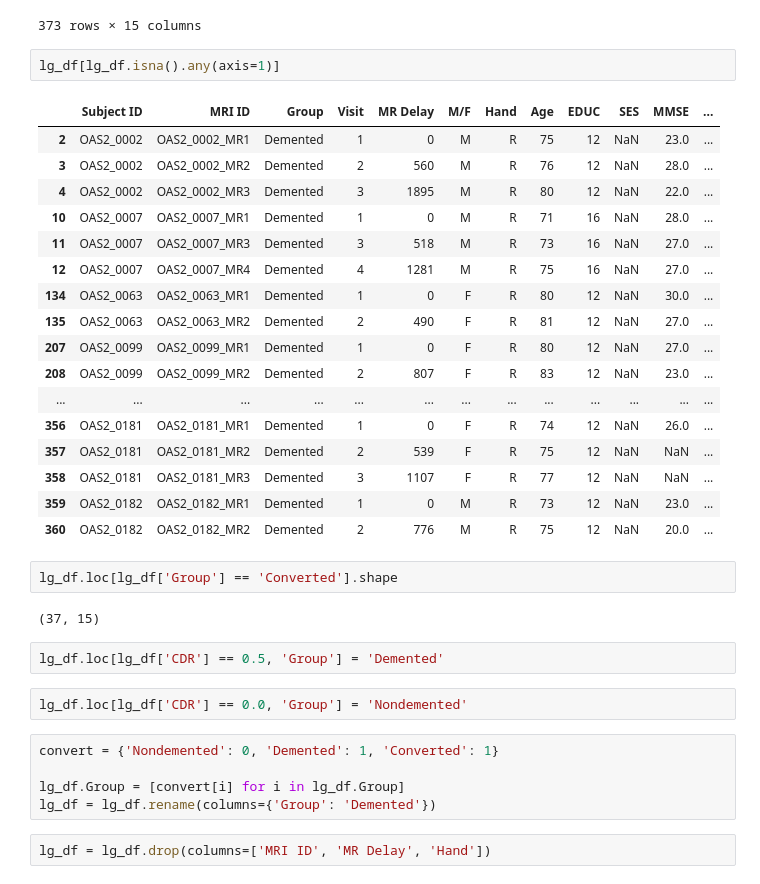
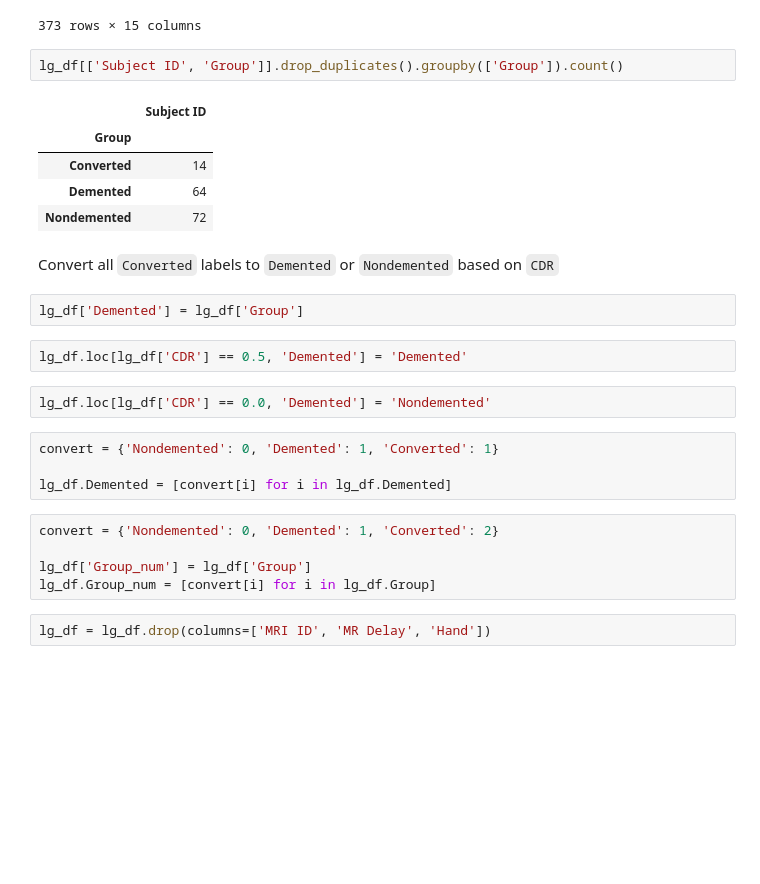
Before and after one commit to matnguyen/STAT538A-Dementia-Project, a Jupyter notebook: exploratory_data_analysis.ipynb, the cells around one changed output. Drawn from its saved outputs; the diff is of its cells as text; blank space fills up the shorter version.

```diff
--- a/exploratory_data_analysis.ipynb
+++ b/exploratory_data_analysis.ipynb
@@ -31,38 +32,30 @@ lg_df
 | 371 | OAS2_0186 | OAS2_0186_MR2 | Nondemented | 2 | 763 | F | R | 63 | 13 | 2.0 | 30.0 | ... |
 | 372 | OAS2_0186 | OAS2_0186_MR3 | Nondemented | 3 | 1608 | F | R | 65 | 13 | 2.0 | 30.0 | ... |
 373 rows × 15 columns
-# %%
-lg_df[lg_df.isna().any(axis=1)]
-# %% [output]
-|  | Subject ID | MRI ID | Group | Visit | MR Delay | M/F | Hand | Age | EDUC | SES | MMSE | ... |
-| 2 | OAS2_0002 | OAS2_0002_MR1 | Demented | 1 | 0 | M | R | 75 | 12 | NaN | 23.0 | ... |
-| 3 | OAS2_0002 | OAS2_0002_MR2 | Demented | 2 | 560 | M | R | 76 | 12 | NaN | 28.0 | ... |
-| 4 | OAS2_0002 | OAS2_0002_MR3 | Demented | 3 | 1895 | M | R | 80 | 12 | NaN | 22.0 | ... |
-| 10 | OAS2_0007 | OAS2_0007_MR1 | Demented | 1 | 0 | M | R | 71 | 16 | NaN | 28.0 | ... |
-| 11 | OAS2_0007 | OAS2_0007_MR3 | Demented | 3 | 518 | M | R | 73 | 16 | NaN | 27.0 | ... |
-| 12 | OAS2_0007 | OAS2_0007_MR4 | Demented | 4 | 1281 | M | R | 75 | 16 | NaN | 27.0 | ... |
-| 134 | OAS2_0063 | OAS2_0063_MR1 | Demented | 1 | 0 | F | R | 80 | 12 | NaN | 30.0 | ... |
-| 135 | OAS2_0063 | OAS2_0063_MR2 | Demented | 2 | 490 | F | R | 81 | 12 | NaN | 27.0 | ... |
-| 207 | OAS2_0099 | OAS2_0099_MR1 | Demented | 1 | 0 | F | R | 80 | 12 | NaN | 27.0 | ... |
-| 208 | OAS2_0099 | OAS2_0099_MR2 | Demented | 2 | 807 | F | R | 83 | 12 | NaN | 23.0 | ... |
-| ... | ... | ... | ... | ... | ... | ... | ... | ... | ... | ... | ... | ... |
-| 356 | OAS2_0181 | OAS2_0181_MR1 | Demented | 1 | 0 | F | R | 74 | 12 | NaN | 26.0 | ... |
-| 357 | OAS2_0181 | OAS2_0181_MR2 | Demented | 2 | 539 | F | R | 75 | 12 | NaN | NaN | ... |
-| 358 | OAS2_0181 | OAS2_0181_MR3 | Demented | 3 | 1107 | F | R | 77 | 12 | NaN | NaN | ... |
-| 359 | OAS2_0182 | OAS2_0182_MR1 | Demented | 1 | 0 | M | R | 73 | 12 | NaN | 23.0 | ... |
-| 360 | OAS2_0182 | OAS2_0182_MR2 | Demented | 2 | 776 | M | R | 75 | 12 | NaN | 20.0 | ... |
+# %%
+lg_df[['Subject ID', 'Group']].drop_duplicates().groupby(['Group']).count()
+# %% [output]
+|  | Subject ID |
+| Group |  |
+| Converted | 14 |
+| Demented | 64 |
+| Nondemented | 72 |
+# %% [markdown]
+Convert all `Converted` labels to `Demented` or `Nondemented` based on `CDR`
 # %%
-lg_df.loc[lg_df['Group'] == 'Converted'].shape
+lg_df['Demented'] = lg_df['Group']
-# %% [output]
-(37, 15)
 # %%
-lg_df.loc[lg_df['CDR'] == 0.5, 'Group'] = 'Demented'
+lg_df.loc[lg_df['CDR'] == 0.5, 'Demented'] = 'Demented'
 # %%
-lg_df.loc[lg_df['CDR'] == 0.0, 'Group'] = 'Nondemented'
+lg_df.loc[lg_df['CDR'] == 0.0, 'Demented'] = 'Nondemented'
 # %%
 convert = {'Nondemented': 0, 'Demented': 1, 'Converted': 1}
 
-lg_df.Group = [convert[i] for i in lg_df.Group]
-lg_df = lg_df.rename(columns={'Group': 'Demented'})
+lg_df.Demented = [convert[i] for i in lg_df.Demented]
+# %%
+convert = {'Nondemented': 0, 'Demented': 1, 'Converted': 2}
+
+lg_df['Group_num'] = lg_df['Group']
+lg_df.Group_num = [convert[i] for i in lg_df.Group]
 # %%
 lg_df = lg_df.drop(columns=['MRI ID', 'MR Delay', 'Hand'])
```
Also changed, not shown: parts of 31 cells of this notebook, 2 other files.
